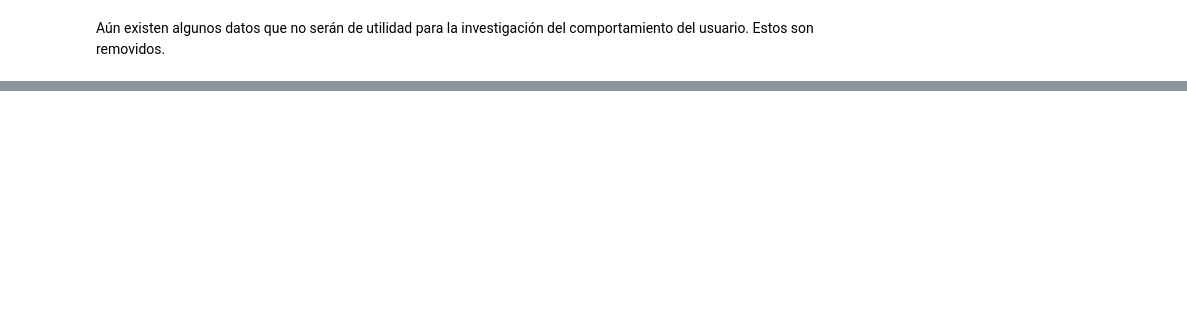
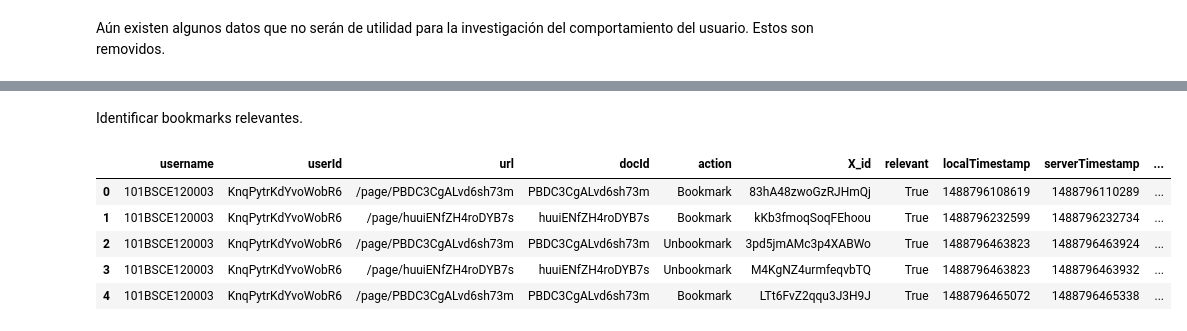
Before and after one commit to iorellana18/OSEMN, a Jupyter notebook: OSEMN.ipynb, the cells around one changed output, grey strips where cells are left out. Saved outputs shown, nothing was run; the diff lists cells and outputs as text; code cells hidden in the pictures; blank space fills up the shorter version.

```diff
--- a/OSEMN.ipynb
+++ b/OSEMN.ipynb
@@ -271,0 +349,12 @@ actionsInSearchTask.head(10)
+# %% [markdown]
+Identificar bookmarks relevantes.
+# %%
+bookmarksPre = pd.read_csv("Tablas generadas/Pre-Test/Bookmarks.PreTest.csv")
+bookmarksPre.head()
+# %% [output]
+|  | username | userId | url | docId | action | X_id | relevant | localTimestamp | serverTimestamp | ... |
+| 0 | 101BSCE120003 | KnqPytrKdYvoWobR6 | /page/PBDC3CgALvd6sh73m | PBDC3CgALvd6sh73m | Bookmark | 83hA48zwoGzRJHmQj | True | 1488796108619 | 1488796110289 | ... |
+| 1 | 101BSCE120003 | KnqPytrKdYvoWobR6 | /page/huuiENfZH4roDYB7s | huuiENfZH4roDYB7s | Bookmark | kKb3fmoqSoqFEhoou | True | 1488796232599 | 1488796232734 | ... |
+| 2 | 101BSCE120003 | KnqPytrKdYvoWobR6 | /page/PBDC3CgALvd6sh73m | PBDC3CgALvd6sh73m | Unbookmark | 3pd5jmAMc3p4XABWo | True | 1488796463823 | 1488796463924 | ... |
+| 3 | 101BSCE120003 | KnqPytrKdYvoWobR6 | /page/huuiENfZH4roDYB7s | huuiENfZH4roDYB7s | Unbookmark | M4KgNZ4urmfeqvbTQ | True | 1488796463823 | 1488796463932 | ... |
+| 4 | 101BSCE120003 | KnqPytrKdYvoWobR6 | /page/PBDC3CgALvd6sh73m | PBDC3CgALvd6sh73m | Bookmark | LTt6FvZ2qqu3J3H9J | True | 1488796465072 | 1488796465338 | ... |
```
Also changed, not shown: parts of 13 cells of this notebook.
